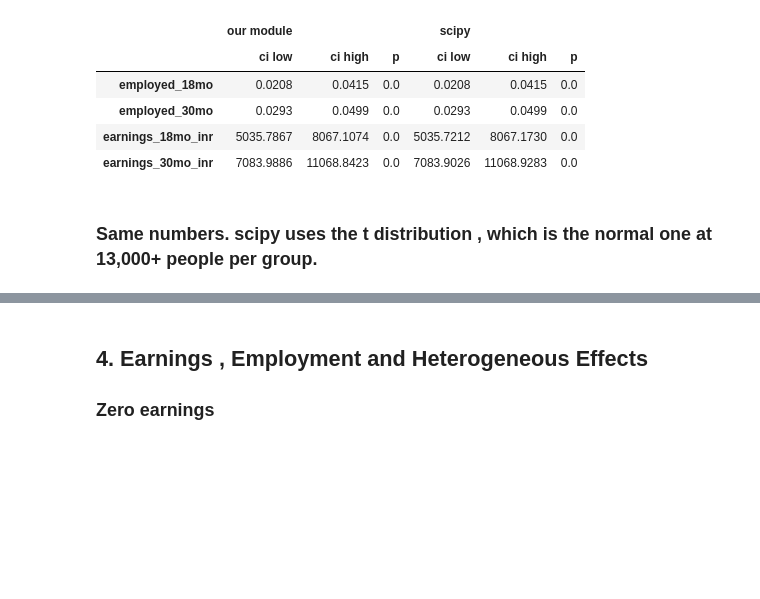
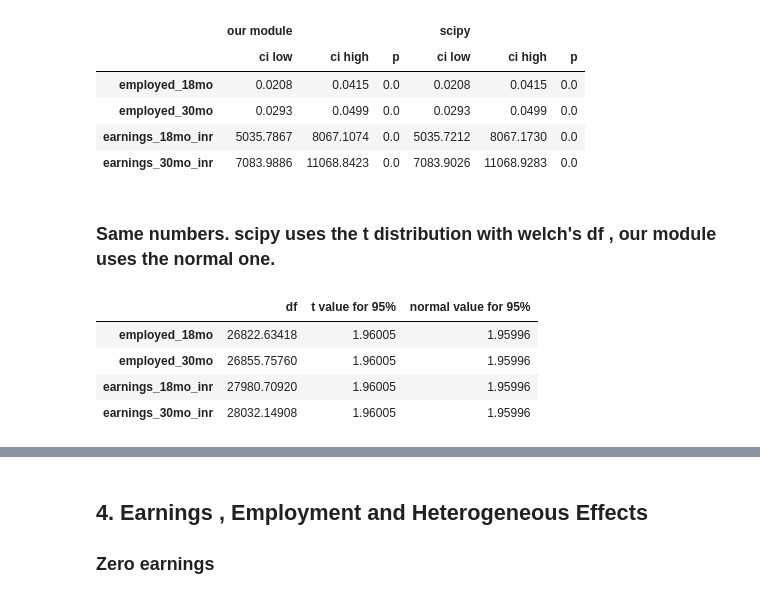
Before and after one commit to IshuIsAwake/advanced_data_science, a Jupyter notebook: projects/job_training_causal_inference/02_itt.ipynb, the cells around one changed output, grey strips where cells are left out. Cells and saved outputs as stored; diff of their text form; code cells hidden in the pictures; blank space fills up the shorter version.

```diff
--- a/projects/job_training_causal_inference/02_itt.ipynb
+++ b/projects/job_training_causal_inference/02_itt.ipynb
@@ -68,4 +91,16 @@ pd.concat({'our module' : itt[['ci low' , 'ci high' , 'p']] , 'scipy' : scipy_it
 | earnings_18mo_inr | 5035.7867 | 8067.1074 | 0.0 | 5035.7212 | 8067.1730 | 0.0 |
 | earnings_30mo_inr | 7083.9886 | 11068.8423 | 0.0 | 7083.9026 | 11068.9283 | 0.0 |
 # %% [markdown]
-### Same numbers. scipy uses the t distribution , which is the normal one at 13,000+ people per group.
+### Same numbers. scipy uses the t distribution with welch's df , our module uses the normal one.
+# %%
+rows = {}
+for o in outcomes:
+    k = welch_df(df[o].values , z)
+    rows[o] = {'df' : k , 't value for 95%' : stats.t.ppf(0.975 , k) , 'normal value for 95%' : stats.norm.ppf(0.975)}
+pd.DataFrame(rows).T.round(5)
+# %% [output]
+|  | df | t value for 95% | normal value for 95% |
+| employed_18mo | 26822.63418 | 1.96005 | 1.95996 |
+| employed_30mo | 26855.75760 | 1.96005 | 1.95996 |
+| earnings_18mo_inr | 27980.70920 | 1.96005 | 1.95996 |
+| earnings_30mo_inr | 28032.14908 | 1.96005 | 1.95996 |
```
Also changed, not shown: parts of 26 cells of this notebook, 11 other files.
